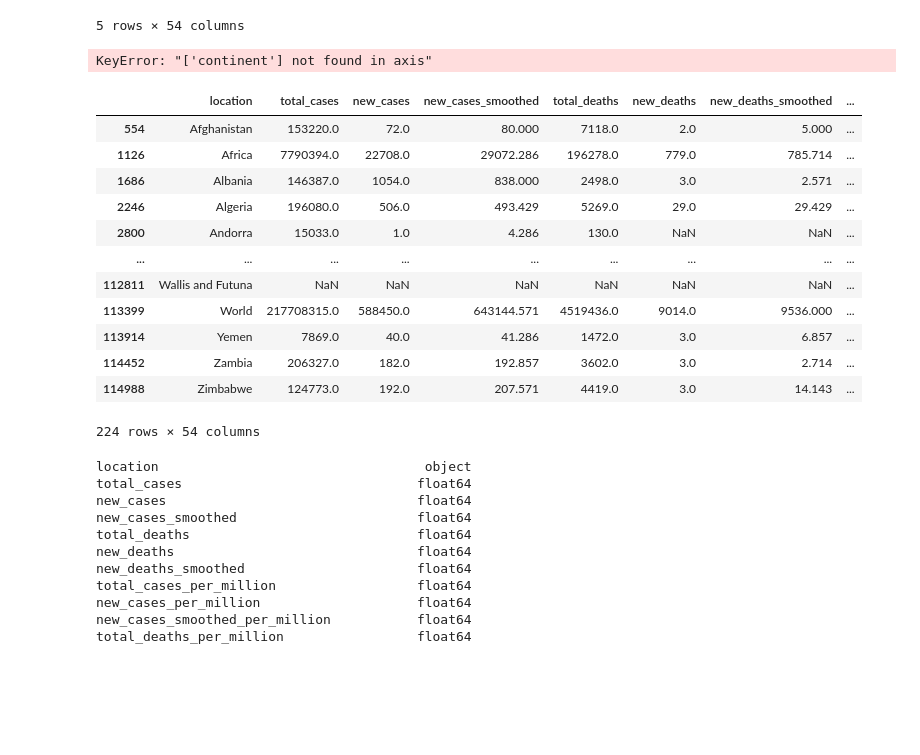
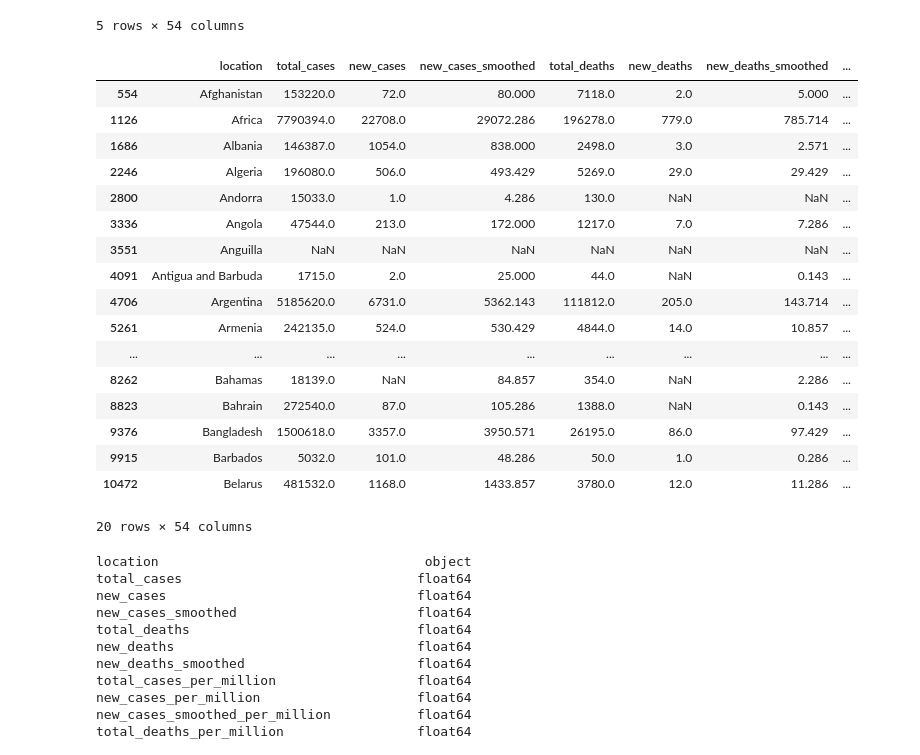
Before and after one commit to bazibuhejm/covid-19_data-set-Group-IV, a Jupyter notebook: owid_covid_data_clean.ipynb, the cells around one changed output. Saved outputs shown, nothing was run; the diff lists cells and outputs as text; code cells hidden in the pictures; blank space fills up the shorter version.

```diff
--- a/owid_covid_data_clean.ipynb
+++ b/owid_covid_data_clean.ipynb
@@ -133,25 +131,24 @@ filtered_df.head()
-# %%
-# Drop the non-beneficial ID columns, 'continent'.
-filtered_df = filtered_df.drop(['continent'],axis = 1)
-filtered_df.head()
-# %% [output]
-KeyError: "['continent'] not found in axis"
 # %%
-filtered_df.head(224)
+filtered_df.head(20)
 # %% [output]
 |  | location | total_cases | new_cases | new_cases_smoothed | total_deaths | new_deaths | new_deaths_smoothed | ... |
 | 554 | Afghanistan | 153220.0 | 72.0 | 80.000 | 7118.0 | 2.0 | 5.000 | ... |
 | 1126 | Africa | 7790394.0 | 22708.0 | 29072.286 | 196278.0 | 779.0 | 785.714 | ... |
 | 1686 | Albania | 146387.0 | 1054.0 | 838.000 | 2498.0 | 3.0 | 2.571 | ... |
 | 2246 | Algeria | 196080.0 | 506.0 | 493.429 | 5269.0 | 29.0 | 29.429 | ... |
 | 2800 | Andorra | 15033.0 | 1.0 | 4.286 | 130.0 | NaN | NaN | ... |
+| 3336 | Angola | 47544.0 | 213.0 | 172.000 | 1217.0 | 7.0 | 7.286 | ... |
+| 3551 | Anguilla | NaN | NaN | NaN | NaN | NaN | NaN | ... |
+| 4091 | Antigua and Barbuda | 1715.0 | 2.0 | 25.000 | 44.0 | NaN | 0.143 | ... |
+| 4706 | Argentina | 5185620.0 | 6731.0 | 5362.143 | 111812.0 | 205.0 | 143.714 | ... |
+| 5261 | Armenia | 242135.0 | 524.0 | 530.429 | 4844.0 | 14.0 | 10.857 | ... |
 | ... | ... | ... | ... | ... | ... | ... | ... | ... |
-| 112811 | Wallis and Futuna | NaN | NaN | NaN | NaN | NaN | NaN | ... |
-| 113399 | World | 217708315.0 | 588450.0 | 643144.571 | 4519436.0 | 9014.0 | 9536.000 | ... |
-| 113914 | Yemen | 7869.0 | 40.0 | 41.286 | 1472.0 | 3.0 | 6.857 | ... |
-| 114452 | Zambia | 206327.0 | 182.0 | 192.857 | 3602.0 | 3.0 | 2.714 | ... |
-| 114988 | Zimbabwe | 124773.0 | 192.0 | 207.571 | 4419.0 | 3.0 | 14.143 | ... |
+| 8262 | Bahamas | 18139.0 | NaN | 84.857 | 354.0 | NaN | 2.286 | ... |
+| 8823 | Bahrain | 272540.0 | 87.0 | 105.286 | 1388.0 | NaN | 0.143 | ... |
+| 9376 | Bangladesh | 1500618.0 | 3357.0 | 3950.571 | 26195.0 | 86.0 | 97.429 | ... |
+| 9915 | Barbados | 5032.0 | 101.0 | 48.286 | 50.0 | 1.0 | 0.286 | ... |
+| 10472 | Belarus | 481532.0 | 1168.0 | 1433.857 | 3780.0 | 12.0 | 11.286 | ... |
-224 rows × 54 columns
+20 rows × 54 columns
 # %%
 filtered_df.dtypes
 # %% [output]
```
Also changed, not shown: parts of 18 cells of this notebook, 1 other file.
